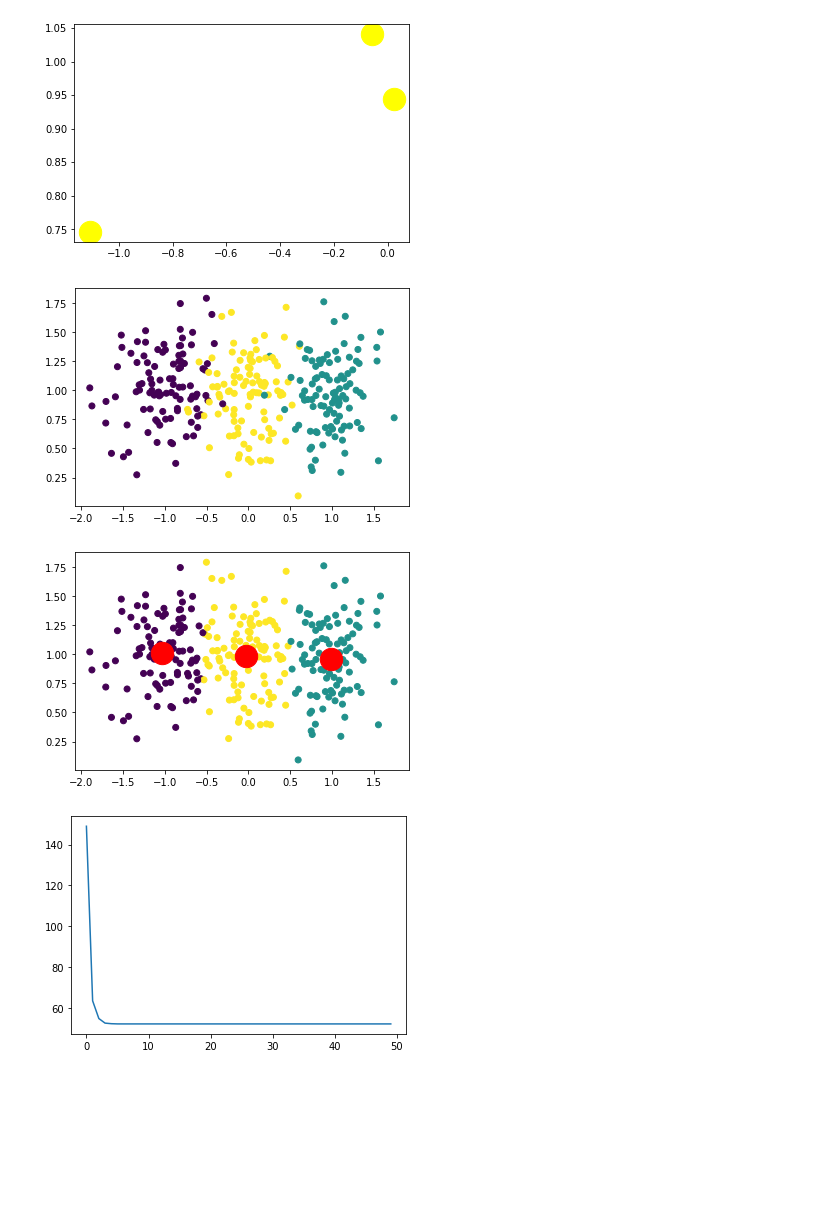
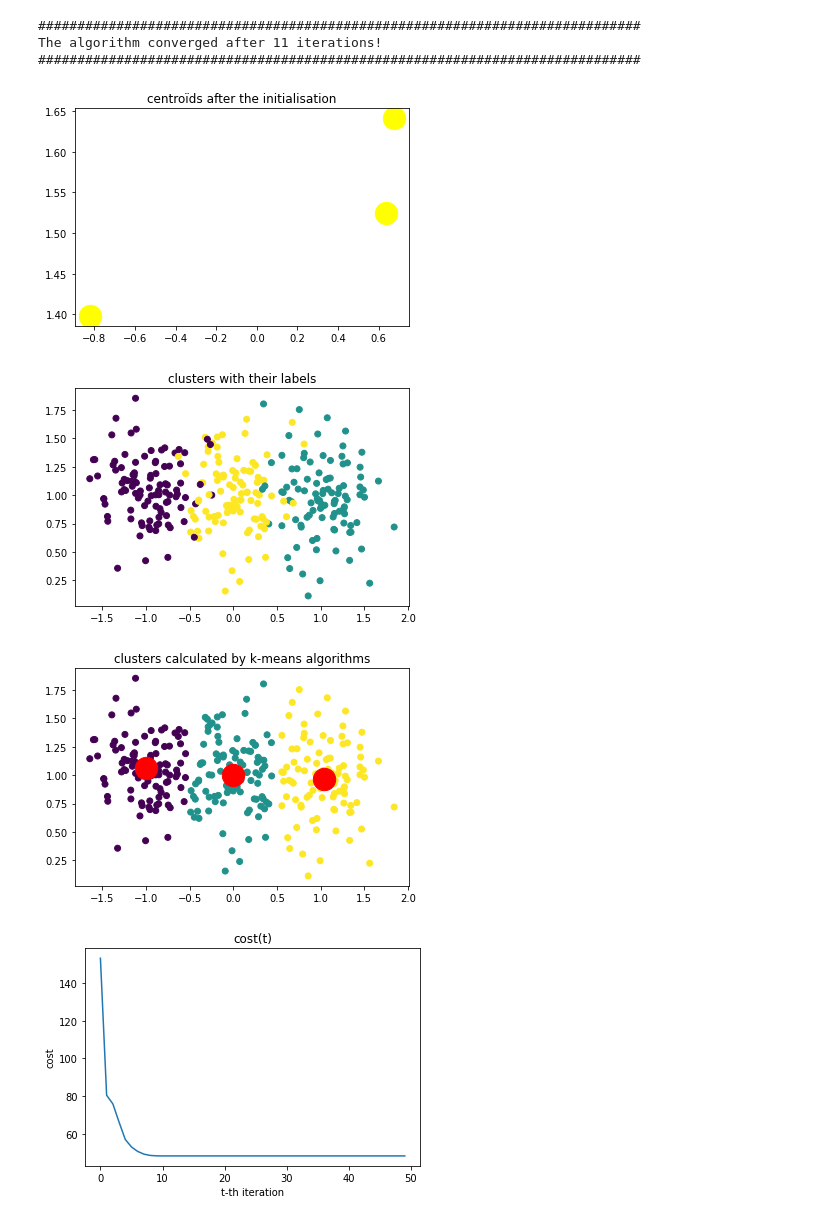
Before and after one commit to Maxtov/SI221, a Jupyter notebook: TP3/SI221_tp3_Vrankx_Thauvin.ipynb, the cells around one changed output. Saved outputs shown, nothing was run; the diff lists cells and outputs as text; code cells hidden in the pictures; blank space fills up the shorter version.

```diff
--- a/TP3/SI221_tp3_Vrankx_Thauvin.ipynb
+++ b/TP3/SI221_tp3_Vrankx_Thauvin.ipynb
@@ -61,13 +64,17 @@ def cost(X,clusters,centroids,norme):
     cost += distance(X[i],centroids[clusters[i]],norme)
   return cost
 # %%
+#if norme = 1, use L1 norm, else if norme = 2 use L2 norm
+#if random_pick = False, choose one centroid in each cluster, and randomly if True
 def kMeans(X,Y, nbr_centroids, nbr_iterations,random_pick,norme):
   '''Run the k-means algorithm
   '''
   centroids = pick_centroids(X,Y,nbr_centroids,random_pick)
   plt.scatter(centroids[:,0], centroids[:,1],c='yellow',s=500)
+  plt.title('centroïds after the initialisation')
   clusters = np.zeros(len(X), dtype=int)
   costs = np.zeros(nbr_iterations)
+  convergence = -1
 
   #Run nbr_iterations iterations
   for t in range(nbr_iterations):
@@ -76,6 +83,9 @@ def kMeans(X,Y, nbr_centroids, nbr_iterations,random_pick,norme):
       clusters[i] = find_closest_centroid(X[i], centroids,norme)
 
     costs[t] = cost(X,clusters,centroids,norme)
+
+    if(costs[t] == costs[t-1] and convergence == -1):
+      convergence = t
 
     #Update class centers
     sums = np.zeros((nbr_centroids,len(X[1])))
@@ -87,14 +97,22 @@ def kMeans(X,Y, nbr_centroids, nbr_iterations,random_pick,norme):
     for i in range(len(centroids)):
       centroids[i] = sums[i] / nbr[i]
 
-  return clusters,centroids,costs
+  return clusters,centroids,costs,convergence
 
-clusters,centroids,costs = kMeans(X,Y, 3, 50,False,2)
+clusters,centroids,costs,converge = kMeans(X,Y, 3, 50,False,2)
 plt.figure()
 plt.scatter(X[:,0],X[:,1],c=Y)
+plt.title('clusters with their labels')
 plt.figure()
 plt.scatter(X[:,0],X[:,1],c=clusters)
 plt.scatter(centroids[:,0], centroids[:,1],c='red',s=500)
+plt.title('clusters calculated by k-means algorithms')
 plt.figure()
+plt.title('cost(t)')
+plt.xlabel('t-th iteration')
+plt.ylabel('cost')
 plt.plot(np.arange(0,50),costs)
+print('\n#############################################################################')
+print('The algorithm converged after ' + str(converge) + ' iterations!')
+print('#############################################################################')
 # %% [output]
@@ -106,18 +126,29 @@ plt.plot(np.arange(0,50),costs)
 # %%
 def kMeans_parameter(sigma,nbr_centroids, nbr_iterations,random,norme):
   X,Y = make_blobs(n_samples=300, centers=[[-1,1],[1,1],[0,1]], cluster_std=sigma)
-  clusters,centroids,costs = kMeans(X,Y, nbr_centroids, nbr_iterations,random,norme)
+  clusters,centroids,costs,converge = kMeans(X,Y, nbr_centroids, nbr_iterations,random,norme)
   plt.figure()
   plt.scatter(X[:,0],X[:,1],c=Y)
+  plt.title('clusters with their labels')
   plt.figure()
   plt.scatter(X[:,0],X[:,1],c=clusters)
   plt.scatter(centroids[:,0], centroids[:,1],c='red',s=500)
+  plt.title('clusters calculated by k-means algorithms')
   plt.figure()
+  plt.title('cost(t)')
+  plt.xlabel('t-th iteration')
+  plt.ylabel('cost')
   plt.plot(np.arange(0,50),costs)
+  print('\n#############################################################################')
+  print('The algorithm converged after ' + str(converge) + ' iterations!')
+  print('#############################################################################')
 
-kMeans_parameter(0.3,3, 50,True,2)
+kMeans_parameter(0.3,3, 50,False,2)
 # %% [output]
+#############################################################################
+The algorithm converged after 11 iterations!
+#############################################################################
-[figure, old version]
+[figure, new version]
-[figure, old version]
+[figure, new version]
-[figure, old version]
+[figure, new version]
-[figure, old version]
+[figure, new version]
```
Also changed, not shown: parts of 6 cells of this notebook.
